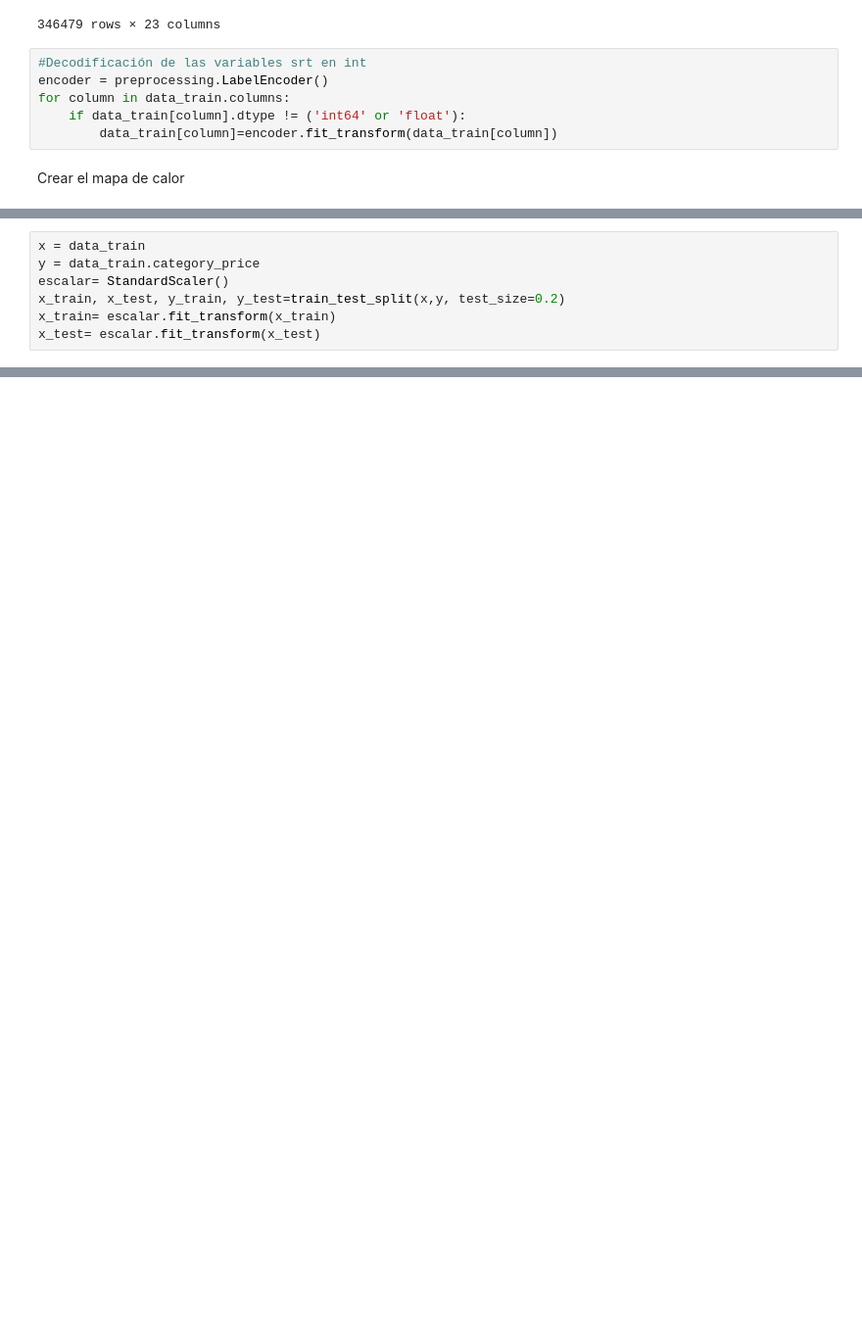
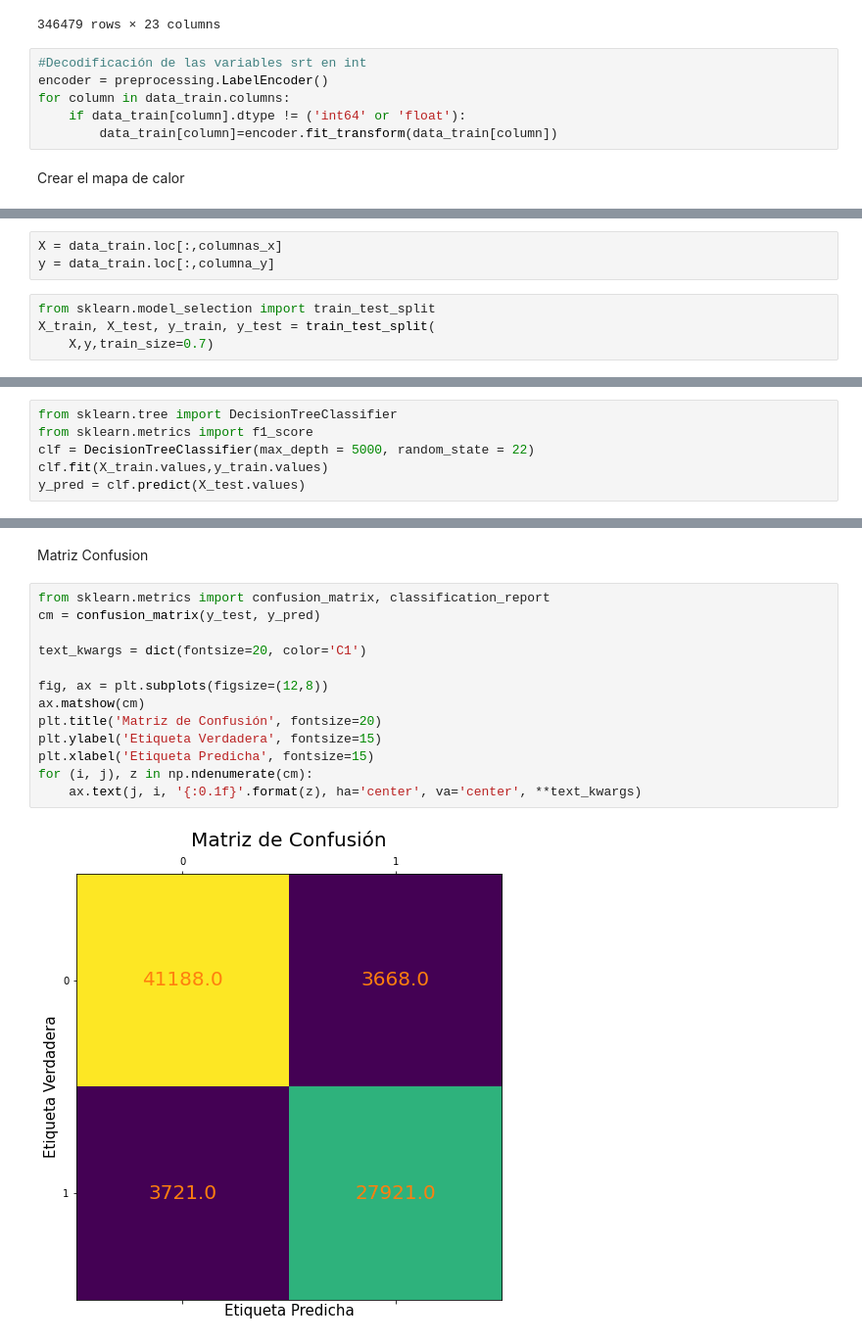
Before and after one commit to marybet/Proyecto-individual-2-Machine-Learning, a Jupyter notebook: test.ipynb, the cells around one changed output, grey strips where cells are left out. Shown at 98% size. Drawn from its saved outputs; the diff is of its cells as text; blank space fills up the shorter version.

```diff
--- a/test.ipynb
+++ b/test.ipynb
@@ -142,0 +409,7 @@ Es un tipo de regresión lineal que sirve para analizar y clasificar, se modela
+# %%
+X = data_train.loc[:,columnas_x]
+y = data_train.loc[:,columna_y]
+# %%
+from sklearn.model_selection import train_test_split
+X_train, X_test, y_train, y_test = train_test_split(
+    X,y,train_size=0.7)
@@ -142,0 +422,6 @@ Es un tipo de regresión lineal que sirve para analizar y clasificar, se modela
+# %%
+from sklearn.tree import DecisionTreeClassifier
+from sklearn.metrics import f1_score
+clf = DecisionTreeClassifier(max_depth = 5000, random_state = 22)
+clf.fit(X_train.values,y_train.values)
+y_pred = clf.predict(X_test.values)
@@ -147,7 +434,0 @@ from sklearn.linear_model import LogisticRegression
-# %%
-x = data_train
-y = data_train.category_price
-escalar= StandardScaler()
-x_train, x_test, y_train, y_test=train_test_split(x,y, test_size=0.2)
-x_train= escalar.fit_transform(x_train)
-x_test= escalar.fit_transform(x_test)
@@ -153,0 +449,17 @@ x_test= escalar.fit_transform(x_test)
+# %% [markdown]
+Matriz Confusion
+# %%
+from sklearn.metrics import confusion_matrix, classification_report
+cm = confusion_matrix(y_test, y_pred)
+
+text_kwargs = dict(fontsize=20, color='C1')
+
+fig, ax = plt.subplots(figsize=(12,8))
+ax.matshow(cm)
+plt.title('Matriz de Confusión', fontsize=20)
+plt.ylabel('Etiqueta Verdadera', fontsize=15)
+plt.xlabel('Etiqueta Predicha', fontsize=15)
+for (i, j), z in np.ndenumerate(cm):
+    ax.text(j, i, '{:0.1f}'.format(z), ha='center', va='center', **text_kwargs)
+# %% [output]
+[figure, added]
```
Also changed, not shown: parts of 44 cells of this notebook, 1 other file.
